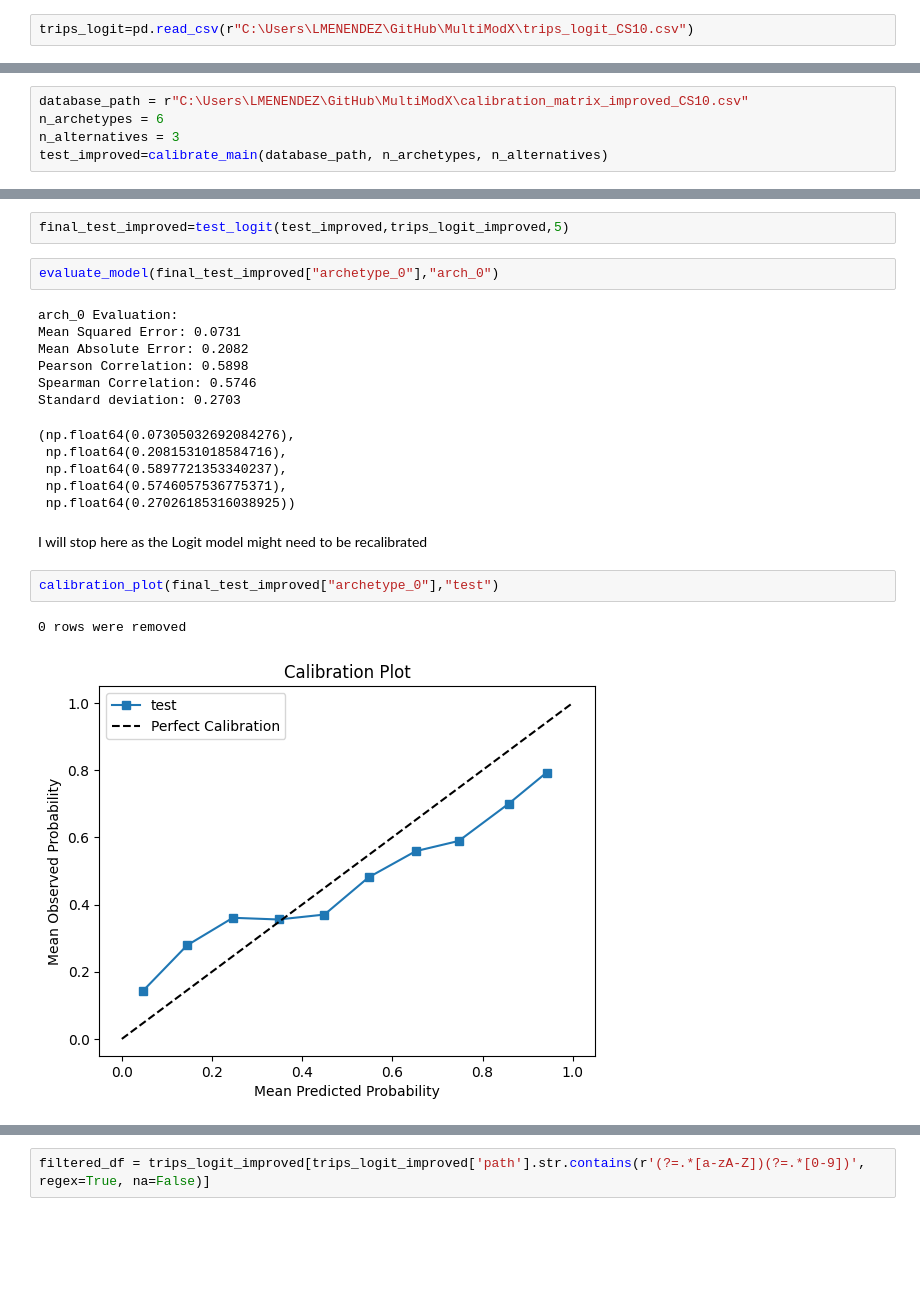
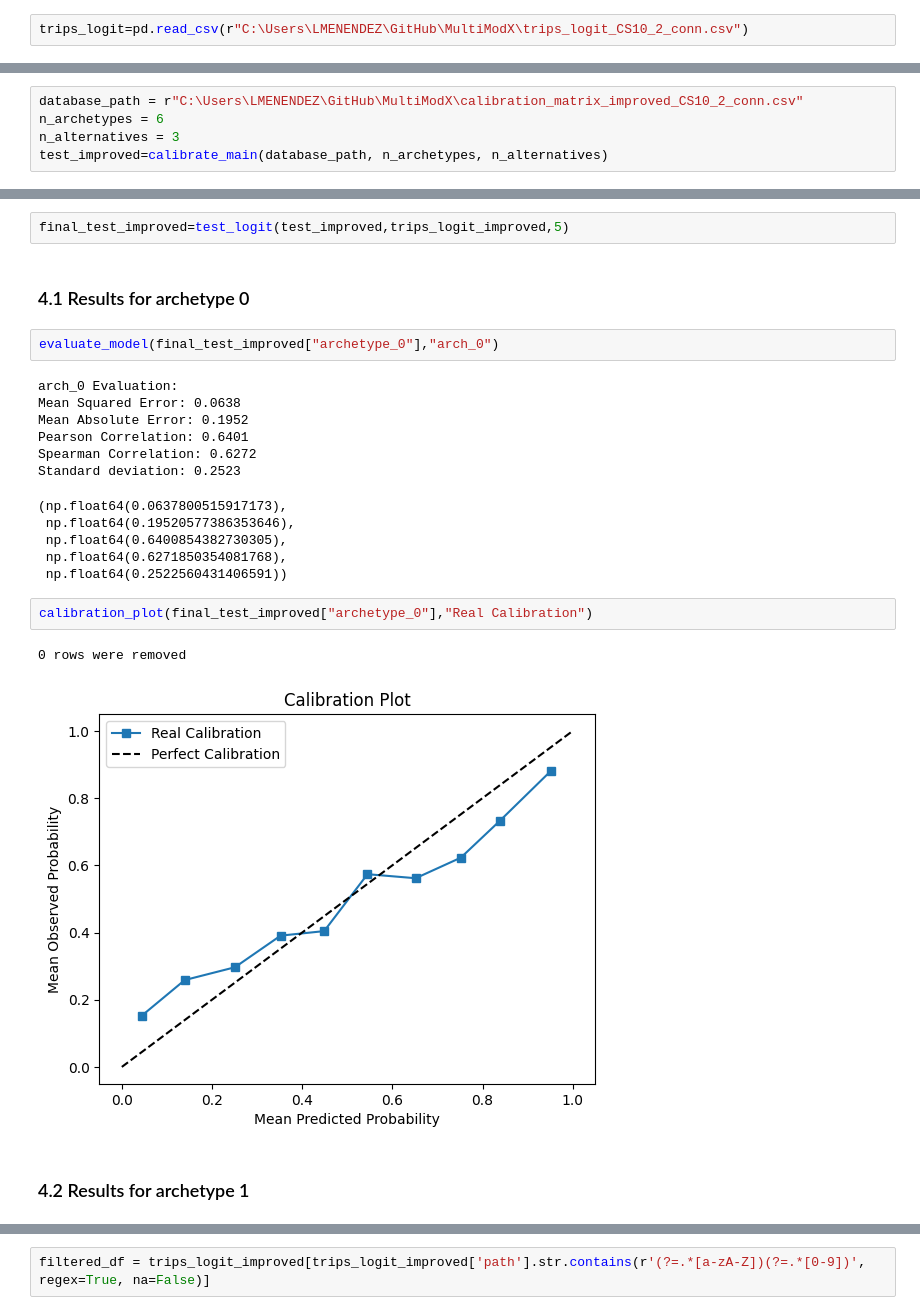
Before and after one commit to UoW-ATM/MultiModX, a Jupyter notebook: notebooks/logit_model_calibration_and_analysis.ipynb, the cells around one changed output, grey strips where cells are left out. Saved outputs shown, nothing was run; the diff lists cells and outputs as text; blank space fills up the shorter version.

Commit message:
last changes to complete logit model calibration and run pipeline

```diff
--- a/notebooks/logit_model_calibration_and_analysis.ipynb
+++ b/notebooks/logit_model_calibration_and_analysis.ipynb
@@ -32,7 +29,7 @@ The autoreload extension is already loaded. To reload it, use:
 from strategic_evaluator.logit_model import *
 from script.trips_format import *
 # %%
-trips_logit=pd.read_csv(r"C:\Users\LMENENDEZ\GitHub\MultiModX\trips_logit_CS10.csv")
+trips_logit=pd.read_csv(r"C:\Users\LMENENDEZ\GitHub\MultiModX\trips_logit_CS10_2_conn.csv")
 # %%
 trips_logit_old=pd.read_csv(r"C:\Users\LMENENDEZ\GitHub\MultiModX\trips_logit.csv")
 # %%
@@ -324,7 +323,7 @@ for k in range(6):
 # %%
 calibration_matrix_improved[calibration_matrix_improved.isna().any(axis=1)]
 # %%
-database_path = r"C:\Users\LMENENDEZ\GitHub\MultiModX\calibration_matrix_improved_CS10.csv"
+database_path = r"C:\Users\LMENENDEZ\GitHub\MultiModX\calibration_matrix_improved_CS10_2_conn.csv"
 n_archetypes = 6
 n_alternatives = 3
 test_improved=calibrate_main(database_path, n_archetypes, n_alternatives)
@@ -472,24 +469,26 @@ final_test=test_logit(test,trips_logit, n_alternatives=5)
 trips_logit_improved["noption"].value_counts()
 # %%
 final_test_improved=test_logit(test_improved,trips_logit_improved,5)
+# %% [markdown]
+### 4.1 Results for archetype 0
 # %%
 evaluate_model(final_test_improved["archetype_0"],"arch_0")
 # %% [output]
 arch_0 Evaluation:
-Mean Squared Error: 0.0731
-Mean Absolute Error: 0.2082
-Pearson Correlation: 0.5898
-Spearman Correlation: 0.5746
-Standard deviation: 0.2703
+Mean Squared Error: 0.0638
+Mean Absolute Error: 0.1952
+Pearson Correlation: 0.6401
+Spearman Correlation: 0.6272
+Standard deviation: 0.2523
-(np.float64(0.07305032692084276),
- np.float64(0.2081531018584716),
- np.float64(0.5897721353340237),
- np.float64(0.5746057536775371),
- np.float64(0.27026185316038925))
+(np.float64(0.0637800515917173),
+ np.float64(0.19520577386353646),
+ np.float64(0.6400854382730305),
+ np.float64(0.6271850354081768),
+ np.float64(0.2522560431406591))
-# %% [markdown]
-I will stop here as the Logit model might need to be recalibrated
 # %%
-calibration_plot(final_test_improved["archetype_0"],"test")
+calibration_plot(final_test_improved["archetype_0"],"Real Calibration")
 # %% [output]
 0 rows were removed
-[figure, old version]
+[figure, new version]
+# %% [markdown]
+### 4.2 Results for archetype 1
```
Also changed, not shown: parts of 35 cells of this notebook, 2 other files.
